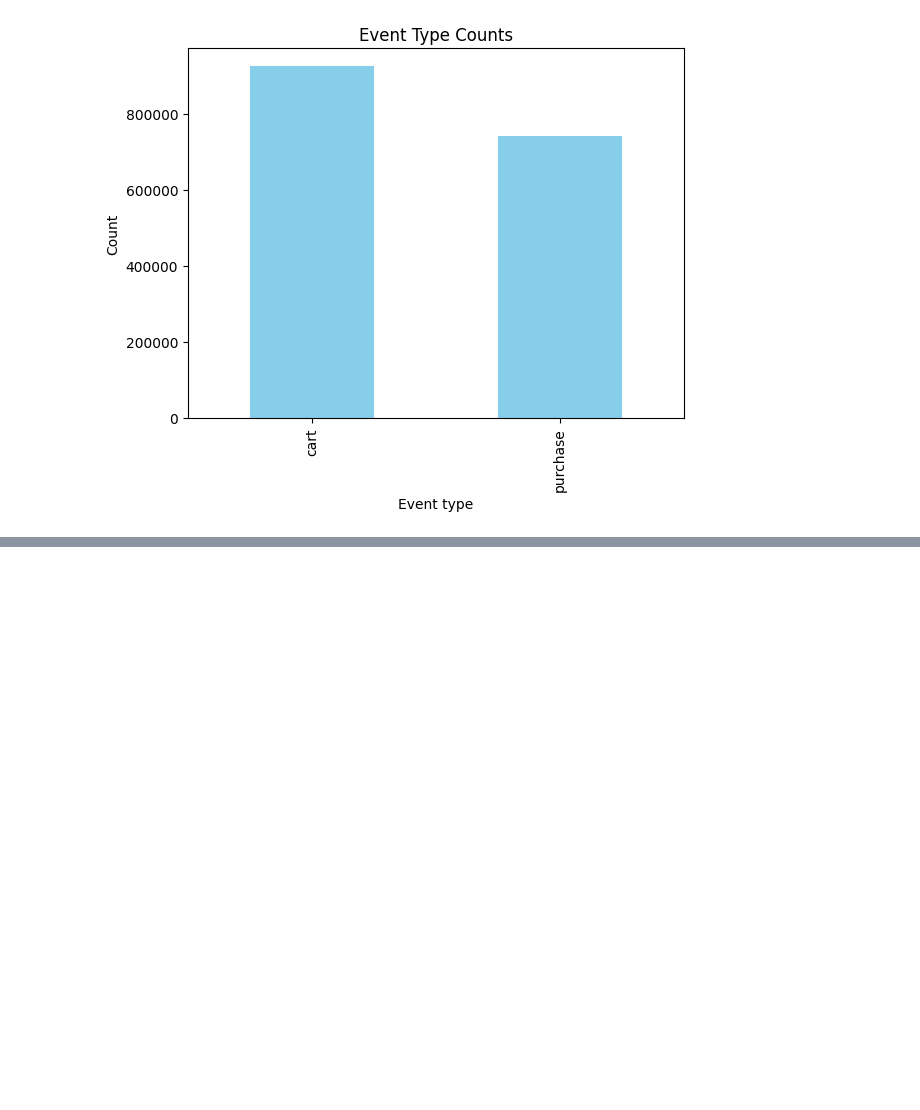
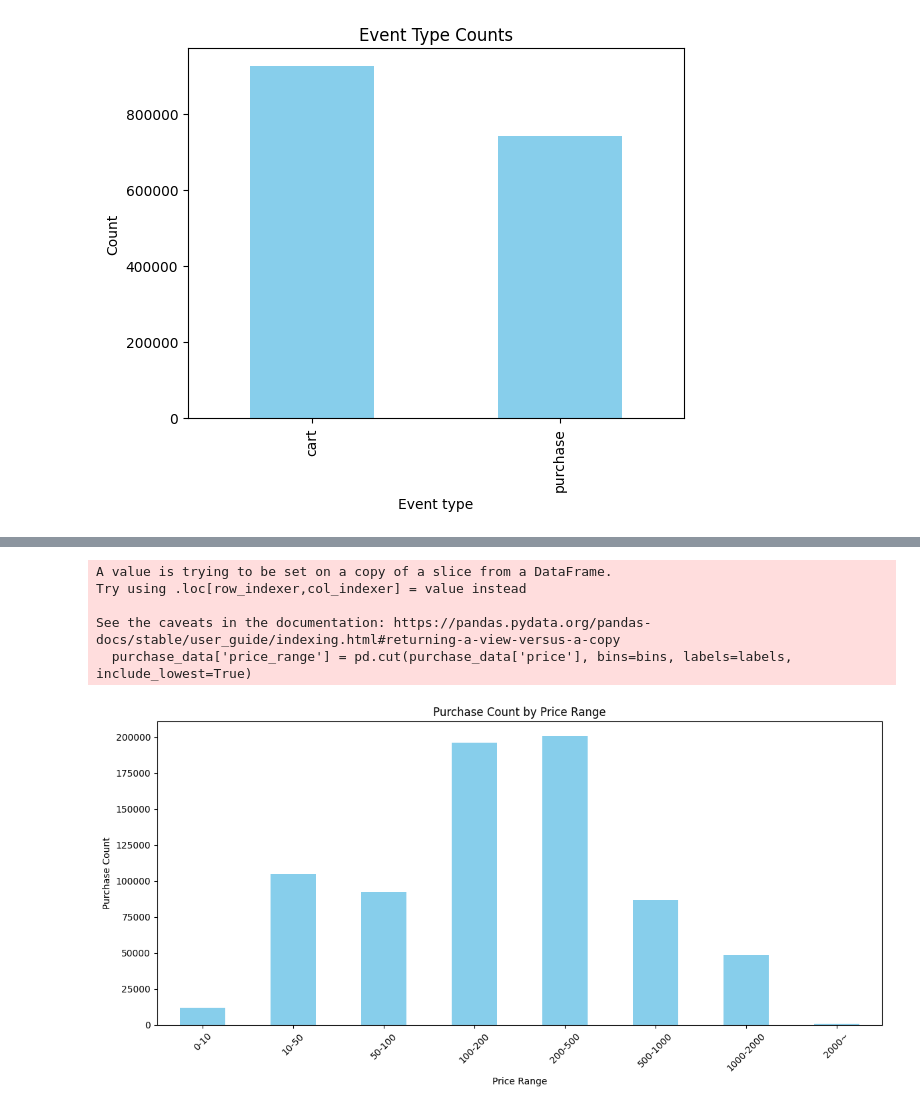
Before and after one commit to HyunsungRyu/e-commerce_cohort, a Jupyter notebook: customer_behavior_log_analysis.ipynb, the cells around one changed output, grey strips where cells are left out. Drawn from its saved outputs; the diff is of its cells as text; code cells hidden in the pictures; blank space fills up the shorter version.

```diff
--- a/customer_behavior_log_analysis.ipynb
+++ b/customer_behavior_log_analysis.ipynb
@@ -218,0 +289,24 @@ df.head()
+# %%
+purchase_data = df[df['event_type'] == 'purchase']
+
+bins = [0, 10, 50, 100, 200, 500, 1000, 2000, purchase_data['price'].max()]
+labels = ['0-10', '10-50', '50-100', '100-200', '200-500', '500-1000', '1000-2000', '2000~']
+purchase_data['price_range'] = pd.cut(purchase_data['price'], bins=bins, labels=labels, include_lowest=True)
+
+price_range_counts = purchase_data['price_range'].value_counts().sort_index()
+
+plt.figure(figsize=(12, 6))
+price_range_counts.plot(kind='bar', color='skyblue')
+plt.title('Purchase Count by Price Range')
+plt.xlabel('Price Range')
+plt.ylabel('Purchase Count')
+plt.xticks(rotation=45)
+plt.tight_layout()
+plt.show()
+# %% [output]
+A value is trying to be set on a copy of a slice from a DataFrame.
+Try using .loc[row_indexer,col_indexer] = value instead
+
+See the caveats in the documentation: https://pandas.pydata.org/pandas-docs/stable/user_guide/indexing.html#returning-a-view-versus-a-copy
+  purchase_data['price_range'] = pd.cut(purchase_data['price'], bins=bins, labels=labels, include_lowest=True)
+[figure, added]
```
Also changed, not shown: parts of 16 cells of this notebook, 1 other file.
